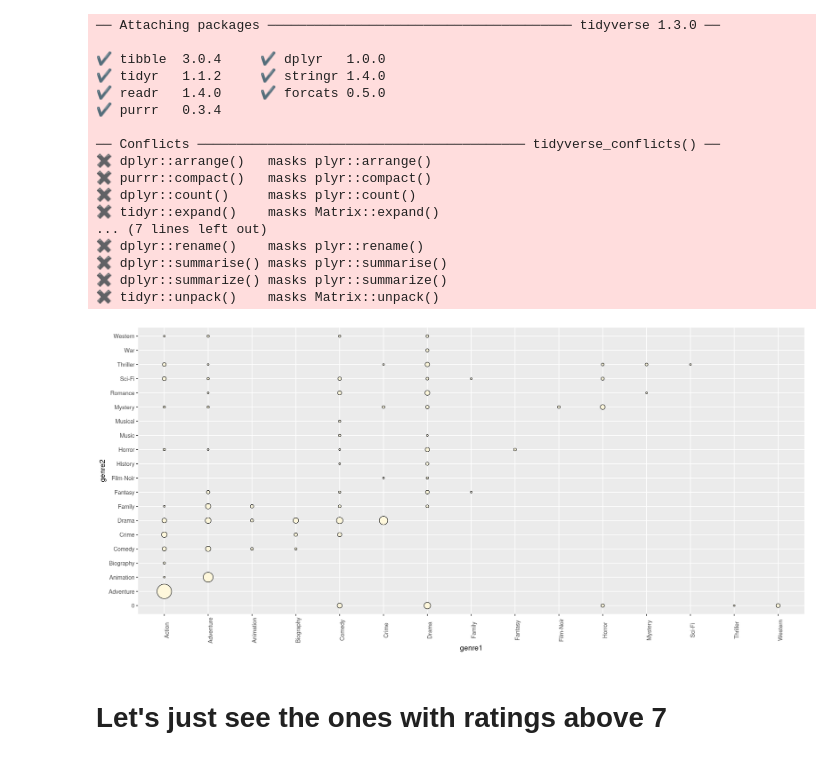
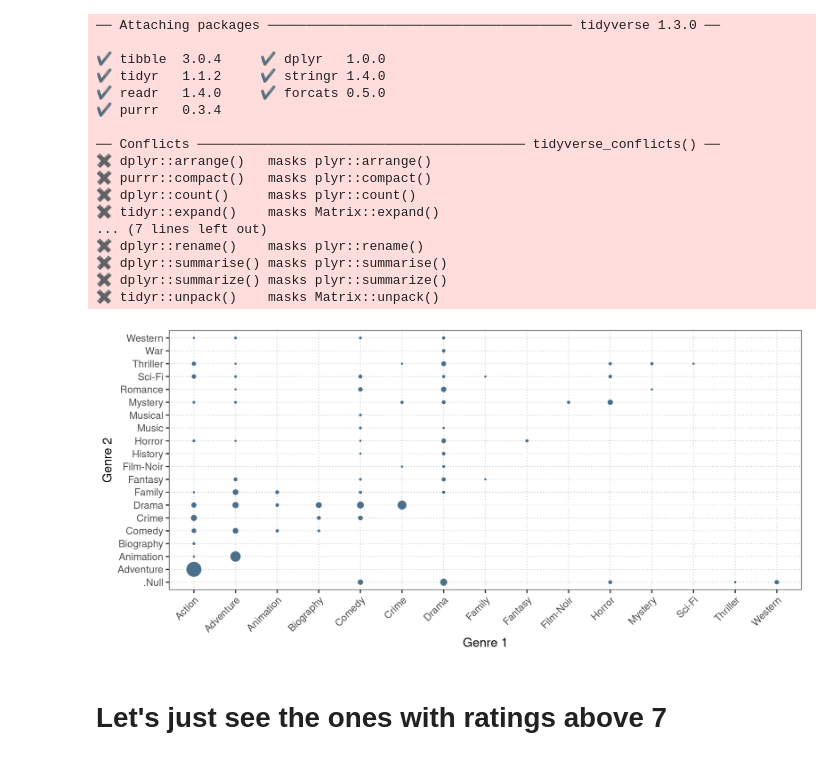
Before and after one commit to fsbarros98/IMDb_analysis, a Jupyter notebook: src/regions_hypothesis.ipynb, the cells around one changed output. Saved outputs shown, nothing was run; the diff lists cells and outputs as text; code cells hidden in the pictures.

```diff
--- a/src/regions_hypothesis.ipynb
+++ b/src/regions_hypothesis.ipynb
@@ -191,9 +208,13 @@ genres=subset(genres,count>0) #Some combinations of genres have 0 movies, which
 genres=separate(genres,'Var1',sep='[.]',into=c('genre1','genre2')) #Separating the Var1 column into 2 columns
 # %%
 #Professsor's code - Notebook 10
-ggplot(genres, aes(x=genre1, y=genre2)) +
-    geom_point(aes(size=count), shape=21, color="black", fill="cornsilk") +
+g=ggplot(genres, aes(x=genre1, y=genre2)) +
+    geom_point(aes(size=count), shape=21, color="skyblue4", fill="skyblue4") +
     scale_size_area(max_size=10, guide=FALSE) +
-    theme(axis.text.x = element_text(angle = 90))
+    theme_bw(base_size=19)+
+    theme(axis.text.x = element_text(angle = 45, hjust=1),
+         panel.grid.major.x=element_line(colour='grey70',size=.5,linetype='dotted'),
+         panel.grid.major.y=element_line(colour='grey70',size=.5,linetype='dotted'))+
+    labs(x='Genre 1',y='Genre 2')
+
+#The size of the circles represents the number of movies
-# %% [output]
-[figure, removed]
@@ -199,0 +223,4 @@ ggplot(genres, aes(x=genre1, y=genre2)) +
+# %%
+g
+# %% [output]
+[figure, added]
```
Also changed, not shown: parts of 9 cells of this notebook.
